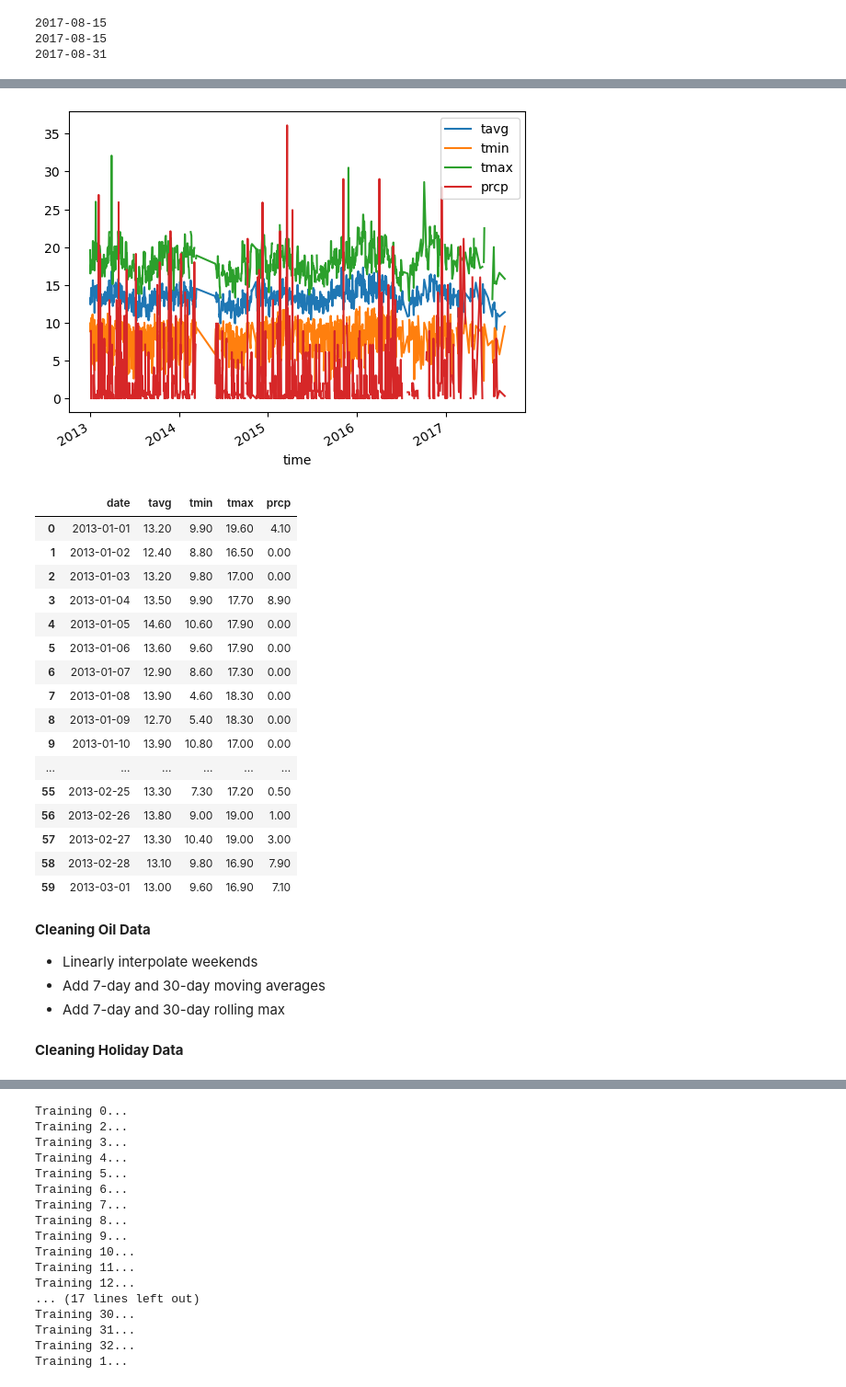
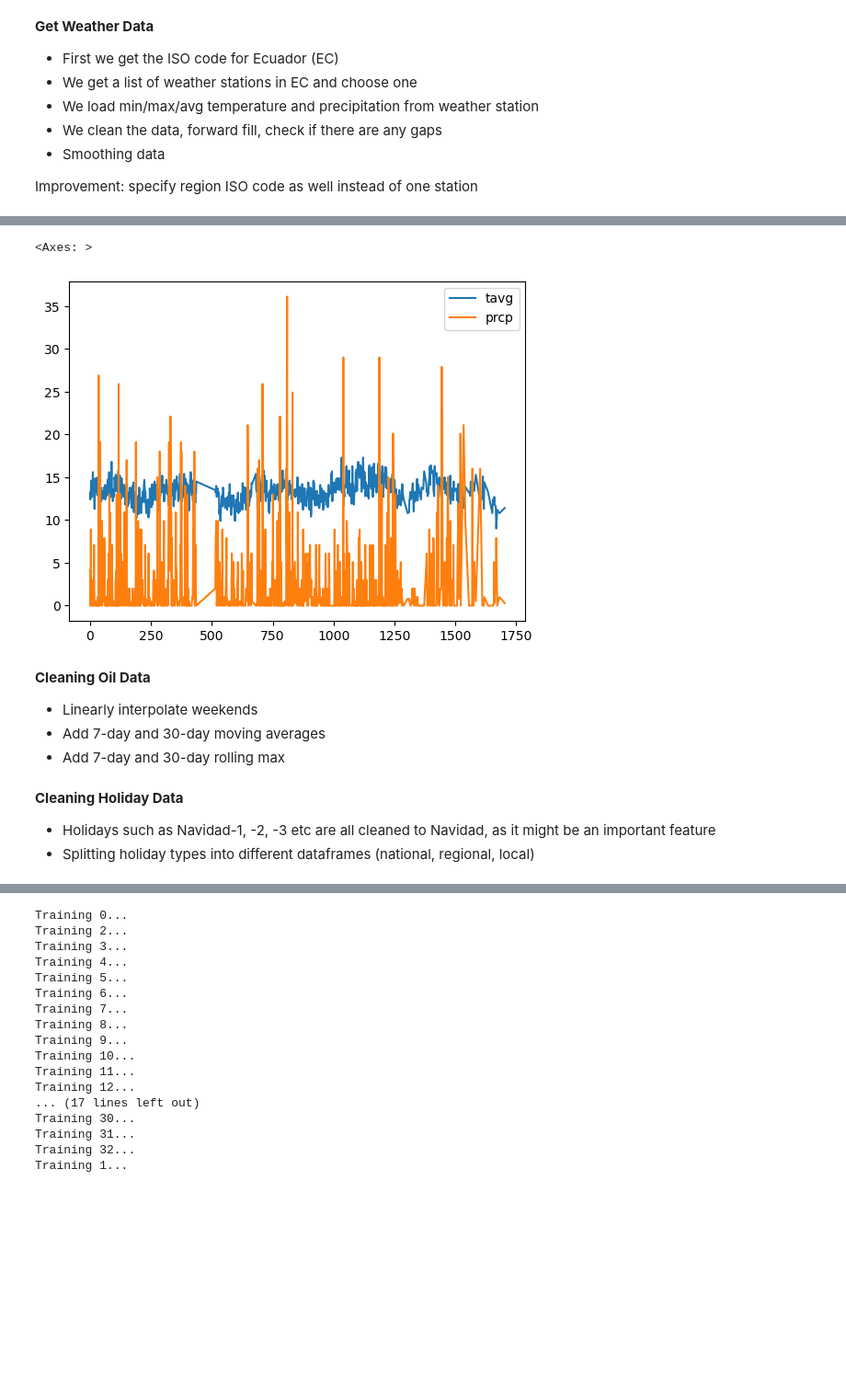
Before and after one commit to DylanZammit/kaggle-stores-sales-prediction, a Jupyter notebook: store-sales.ipynb, the cells around one changed output, grey strips where cells are left out. Shown at 92% size. Cells and saved outputs as stored; diff of their text form; code cells hidden in the pictures; blank space fills up the shorter version.

```diff
--- a/store-sales.ipynb
+++ b/store-sales.ipynb
@@ -51,12 +41,13 @@ df_stores = pd.read_csv('/kaggle/input/store-sales-time-series-forecasting/store
 df_train_partial = pd.read_csv('/kaggle/input/store-sales-time-series-forecasting/train.csv')
 df_test_partial = pd.read_csv('/kaggle/input/store-sales-time-series-forecasting/test.csv')
 df_transactions = pd.read_csv('/kaggle/input/store-sales-time-series-forecasting/transactions.csv')
-# %%
-print(df_transactions.date.max())
-print(df_train_partial.date.max())
-print(df_test_partial.date.max())
-# %% [output]
-2017-08-15
-2017-08-15
-2017-08-31
+# %% [markdown]
+**Get Weather Data**
+* First we get the ISO code for Ecuador (EC)
+* We get a list of weather stations in EC and choose one
+* We load min/max/avg temperature and precipitation from weather station
+* We clean the data, forward fill, check if there are any gaps
+* Smoothing data
+
+Improvement: specify region ISO code as well instead of one station
 # %%
@@ -80,53 +68,27 @@ stations.fetch(10)
 | 84050 | La Concordia | EC | P | 84050 | <NA> | 0.0267 | -79.3714 | 360.0 | America/Guayaquil | 2003-04-04 | ... |
 | 84056 | Tomalon / Hacienda Tomalón Grande | EC | P | 84056 | <NA> | 0.0333 | -78.2333 | 2790.0 | America/Guayaquil | 2002-09-24 | ... |
 # %%
-# !pip install meteostat
-# Import Meteostat library and dependencies
-from datetime import datetime
-import matplotlib.pyplot as plt
-from meteostat import Point, Daily
-
 # Set time period
 start = pd.Timestamp(df_train_partial.date.min())
 end = pd.Timestamp(df_test_partial.date.max())
 
-# Create Point for Vancouver, BC
-#
-# vancouver = Point(49.2497, -123.1193, 70)
-
 # Get daily data for 2018
 df_weather = Daily('84036', start, end)
 df_weather = df_weather.fetch()[['tavg', 'tmin', 'tmax', 'prcp']]
+df_weather['tavg_ma7'] = df_weather.tavg.rolling(7).mean().bfill()
+df_weather['prcp_ma7'] = df_weather.prcp.rolling(7).mean().bfill()
 
-# Plot line chart including average, minimum and maximum temperature
-df_weather.plot(y=['tavg', 'tmin', 'tmax', 'prcp'])
-plt.show()
+
 df_weather.prcp = df_weather.prcp.fillna(0)
 df_weather = df_weather.resample('D').first().interpolate(method='linear').bfill() #  fill first value
 df_weather = df_weather.ffill()
 df_weather = df_weather.reset_index().rename({'time': 'date'}, axis=1)
 df_weather.date = pd.to_datetime(df_weather.date)
-# print(pd.date_range(start=start, end=end).difference(df_weather.date))
-df_weather.head(60)
-# %% [output]
-[figure, removed]
-|  | date | tavg | tmin | tmax | prcp |
-| 0 | 2013-01-01 | 13.20 | 9.90 | 19.60 | 4.10 |
-| 1 | 2013-01-02 | 12.40 | 8.80 | 16.50 | 0.00 |
-| 2 | 2013-01-03 | 13.20 | 9.80 | 17.00 | 0.00 |
-| 3 | 2013-01-04 | 13.50 | 9.90 | 17.70 | 8.90 |
-| 4 | 2013-01-05 | 14.60 | 10.60 | 17.90 | 0.00 |
-| 5 | 2013-01-06 | 13.60 | 9.60 | 17.90 | 0.00 |
-| 6 | 2013-01-07 | 12.90 | 8.60 | 17.30 | 0.00 |
-| 7 | 2013-01-08 | 13.90 | 4.60 | 18.30 | 0.00 |
-| 8 | 2013-01-09 | 12.70 | 5.40 | 18.30 | 0.00 |
-| 9 | 2013-01-10 | 13.90 | 10.80 | 17.00 | 0.00 |
-| ... | ... | ... | ... | ... | ... |
-| 55 | 2013-02-25 | 13.30 | 7.30 | 17.20 | 0.50 |
-| 56 | 2013-02-26 | 13.80 | 9.00 | 19.00 | 1.00 |
-| 57 | 2013-02-27 | 13.30 | 10.40 | 19.00 | 3.00 |
-| 58 | 2013-02-28 | 13.10 | 9.80 | 16.90 | 7.90 |
-| 59 | 2013-03-01 | 13.00 | 9.60 | 16.90 | 7.10 |
+# %%
+df_weather.plot(y=['tavg', 'prcp'])
+# %% [output]
+<Axes: >
+[figure, added]
 # %%
 # convert to timestamp and remove leading 0s
 df_train_partial.date = pd.to_datetime(df_train_partial.date)
@@ -149,8 +111,10 @@ df_oil['price_7d_max'] = df_oil.price.rolling(7).max().bfill()
 df_oil['price_30d_max'] = df_oil.price.rolling(30).max().bfill()
 df_oil['price_7d_min'] = df_oil.price.rolling(7).min().bfill()
 df_oil['price_30d_min'] = df_oil.price.rolling(30).min().bfill()
-# %% [markdown]
-**Cleaning Holiday Data**
+# %% [markdown]
+**Cleaning Holiday Data**
+* Holidays such as Navidad-1, -2, -3 etc are all cleaned to Navidad, as it might be an important feature
+* Splitting holiday types into different dataframes (national, regional, local)
 # %%
 def clean_hol(x):
     if ':' in x:
```
Also changed, not shown: parts of 30 cells of this notebook.
